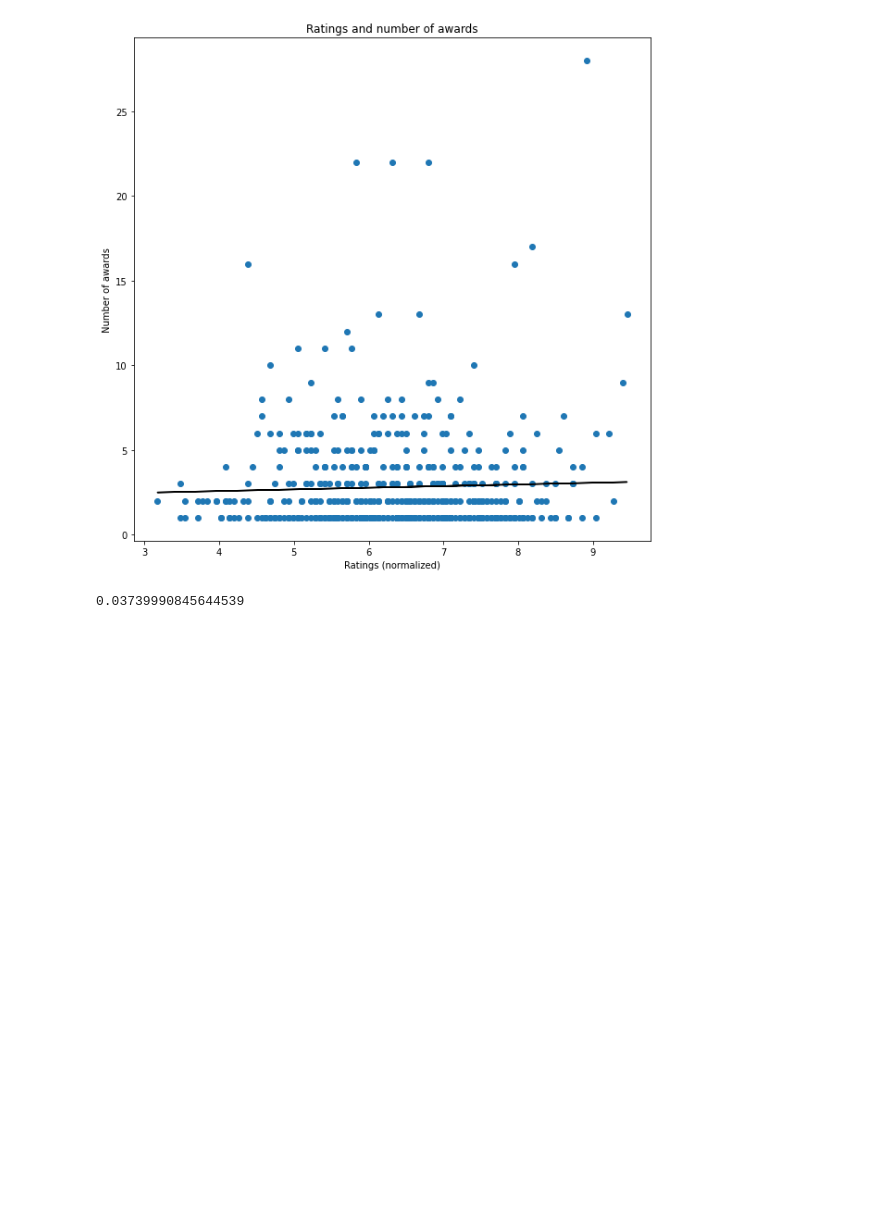
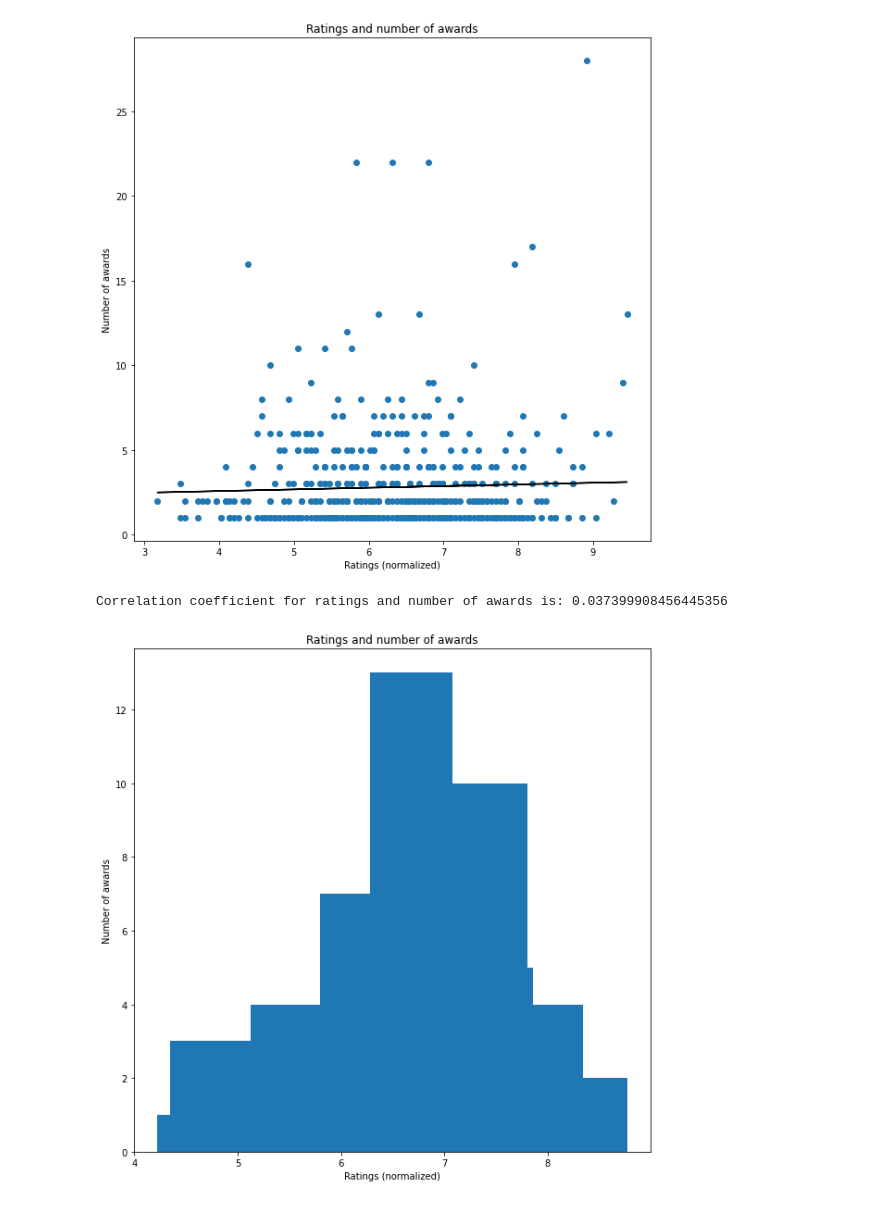
Before and after one commit to lorenzodemiri/Project_Snape, a Jupyter notebook: visualization_luca.ipynb, the cells around one changed output. Drawn from its saved outputs; the diff is of its cells as text; code cells hidden in the pictures; blank space fills up the shorter version.

Commit message:
updating visualization

```diff
--- a/visualization_luca.ipynb
+++ b/visualization_luca.ipynb
@@ -66,8 +83,19 @@ plt.savefig('ratings_awards.jpg')
 # %%
 # calculating correlation coefficient for ratings and number of awards
 
-correlation_coefficient = df['minmax_norm_ratings'].corr(df['Awards'])
+cc_ratings_awards = df['minmax_norm_ratings'].corr(df['Awards'])
 
-print(correlation_coefficient)
+print(f'Correlation coefficient for ratings and number of awards is: {cc_ratings_awards}')
 # %% [output]
-0.03739990845644539
+Correlation coefficient for ratings and number of awards is: 0.037399908456445356
+# %%
+# plotting normalized ratings and number of awards in bar chart
+
+plt.figure(figsize=(10, 10))
+plt.bar(df_sampled['minmax_norm_ratings'], df_sampled['Awards'])
+plt.xlabel('Ratings (normalized)')
+plt.ylabel('Number of awards')
+plt.title('Ratings and number of awards')
+# plt.savefig('./resources/ratings_awards_bar.jpg')
+# %% [output]
+[figure, added]
```
Also changed, not shown: parts of 6 cells of this notebook, 2 other files.
